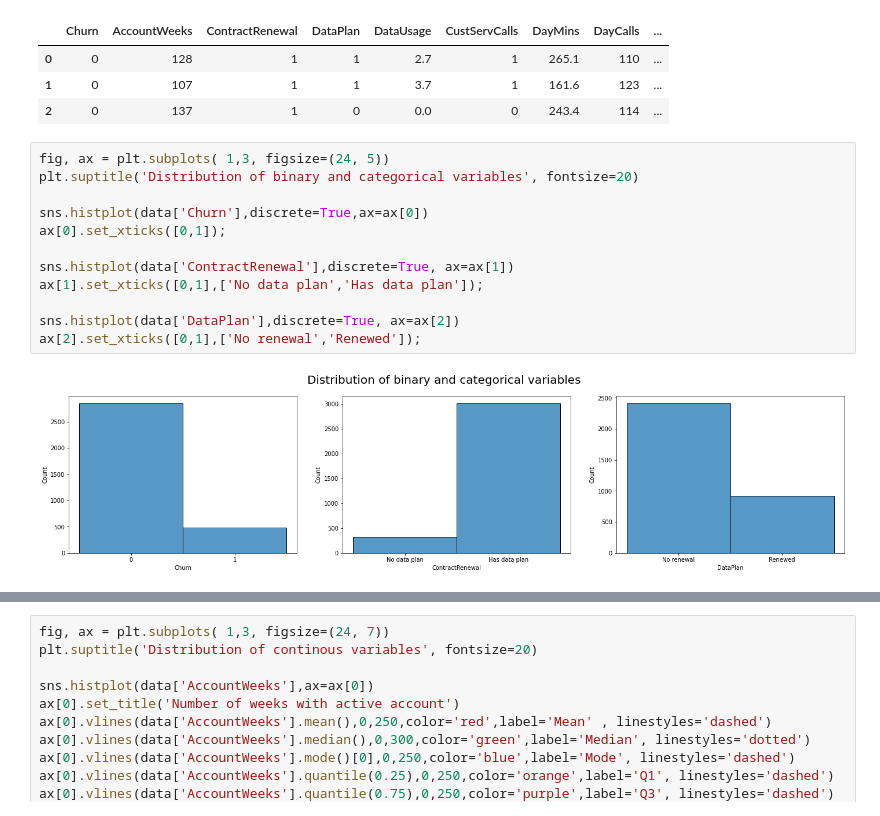
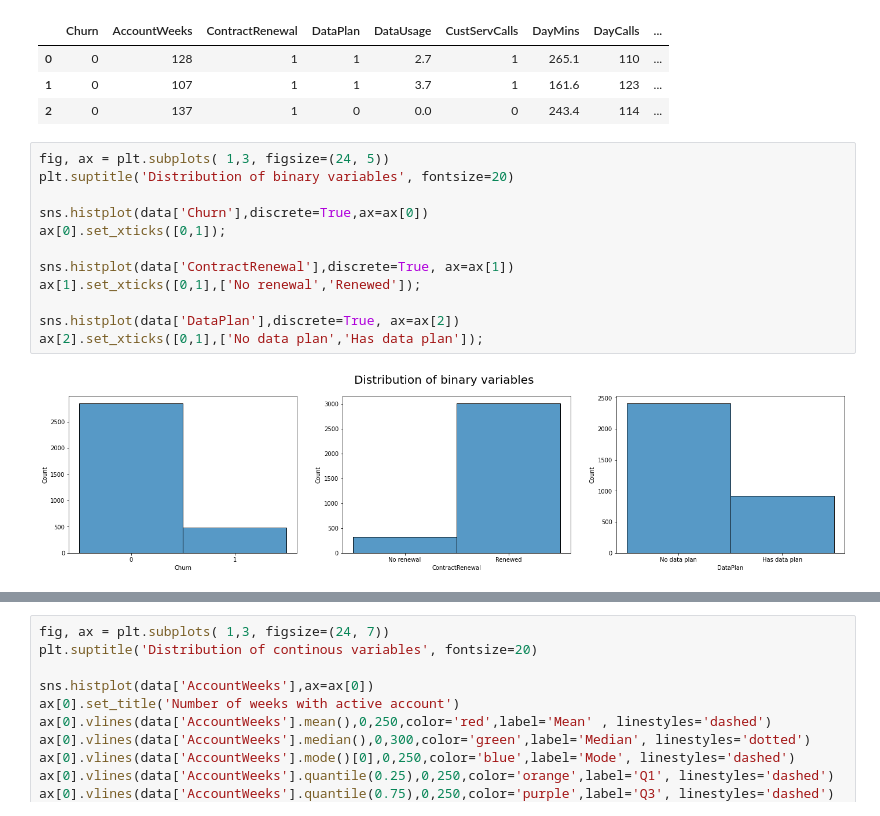
Before and after one commit to CarJung/Churn_exploration, a Jupyter notebook: Report.ipynb, the cells around one changed output, grey strips where cells are left out. Cells and saved outputs as stored; diff of their text form.

```diff
--- a/Report.ipynb
+++ b/Report.ipynb
@@ -47,15 +53,15 @@ data.head(3)
 | 2 | 0 | 137 | 1 | 0 | 0.0 | 0 | 243.4 | 114 | ... |
 # %%
 fig, ax = plt.subplots( 1,3, figsize=(24, 5))
-plt.suptitle('Distribution of binary and categorical variables', fontsize=20)
+plt.suptitle('Distribution of binary variables', fontsize=20)
 
 sns.histplot(data['Churn'],discrete=True,ax=ax[0])
 ax[0].set_xticks([0,1]);
 
 sns.histplot(data['ContractRenewal'],discrete=True, ax=ax[1])
-ax[1].set_xticks([0,1],['No data plan','Has data plan']);
+ax[1].set_xticks([0,1],['No renewal','Renewed']);
 
 sns.histplot(data['DataPlan'],discrete=True, ax=ax[2])
-ax[2].set_xticks([0,1],['No renewal','Renewed']);
+ax[2].set_xticks([0,1],['No data plan','Has data plan']);
 # %% [output]
-[figure, old version]
+[figure, new version]
```
Also changed, not shown: parts of 21 cells of this notebook.
